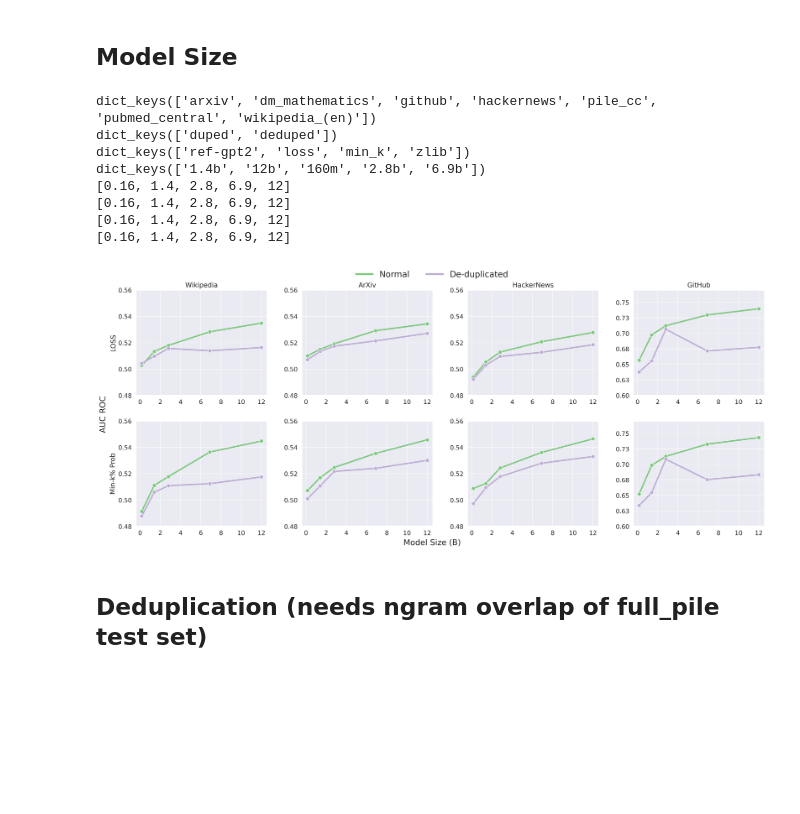
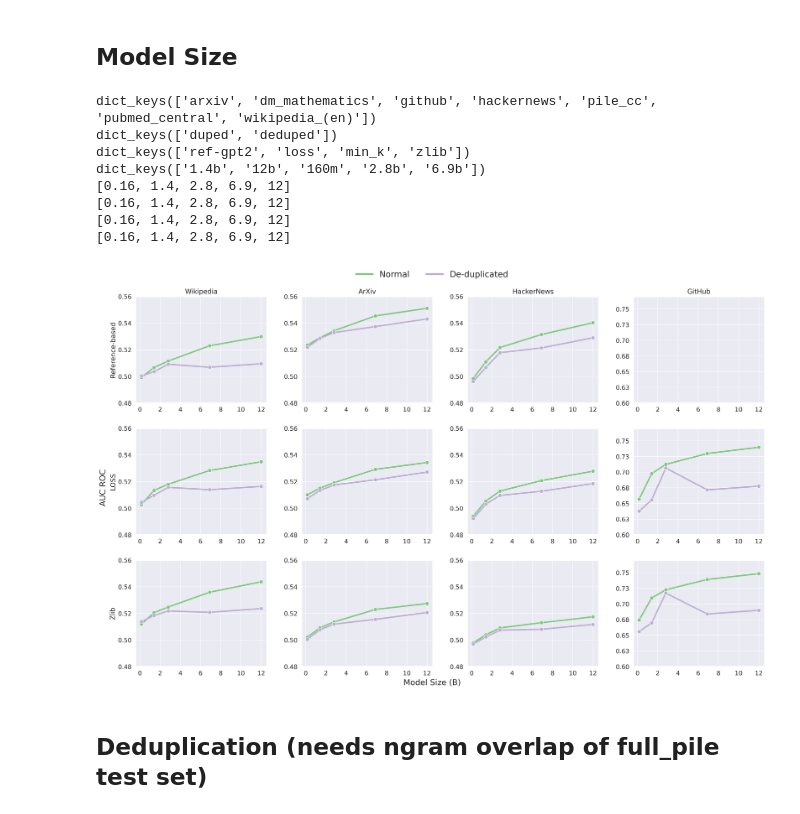
Before and after one commit to iamgroot42/mimir, a Jupyter notebook: local/figures_for_paper.ipynb, the cells around one changed output. Saved outputs shown, nothing was run; the diff lists cells and outputs as text; code cells hidden in the pictures; blank space fills up the shorter version.

Commit message:
Visualization changes

```diff
--- a/local/figures_for_paper.ipynb
+++ b/local/figures_for_paper.ipynb
@@ -110,24 +110,17 @@ print(organized_results['arxiv']['deduped']['loss'].keys())
 DOMAINS_OF_INTEREST = {
     'wikipedia_(en)': "Wikipedia",
     'arxiv': "ArXiv",
-#     'pubmed_central': 'PubMed Central',
     'hackernews': 'HackerNews',
     'github': "GitHub"
 }
 
-# May want to use full pile or pubmed central since that's where mink succeeds
-DOMAINS_TO_ATTACKS = {
-    'wikipedia_(en)': 'min_k', #'zlib',
-    'arxiv': 'min_k',#'ref-gpt2',
-#     'pubmed_central': 'min_k',
-    'hackernews': 'min_k',
-    'github': 'min_k',#'zlib'
-}
+# attacks_picked = ['loss', 'min_k']
+attacks_picked = ['ref-gpt2', 'loss', 'zlib']
+
 
 DOMAINS_TO_YLIM = {
     'wikipedia_(en)': (.48, .56),
     'arxiv': (.48, .56),
-#     'pubmed_central': (.48, .56),
     'hackernews': (.48, .56),
     'github': (.6, .77),
 }
@@ -136,11 +129,19 @@ sns.set(style="darkgrid")
 sns.set_context("paper", font_scale = 1.5, rc={'lines.markersize': 8, 'lines.linewidth': 3, 'axes.linewidth': 3})
 
 # Create a figure and axis
-fig, axs = plt.subplots(2, 4, figsize=(20,8),gridspec_kw={'wspace':0.1,'hspace':0.1},layout='constrained')
+fig, axs = plt.subplots(len(attacks_picked), len(DOMAINS_OF_INTEREST),
+                        figsize=(5 * len(DOMAINS_OF_INTEREST), 4 * len(attacks_picked)),
+                        gridspec_kw={'wspace':0.1,'hspace':0.1},
+                        layout='constrained')
+
+# Ensuring axs is always a 2D array
+if len(attacks_picked) == 1:
+    axs = np.expand_dims(axs, 0)
+if len(DOMAINS_OF_INTEREST) == 1:
+    axs = np.expand_dims(axs, 1)
 
 # Plot the data with Seaborn
 for i, domain in enumerate(DOMAINS_OF_INTEREST.keys()):
-    best_attack = DOMAINS_TO_ATTACKS[domain]
     model_sizes_sorted = sorted(MODEL_SIZES.items(), key=lambda x: x[1])
     model_names = [ms[0] for ms in model_sizes_sorted]
     model_sizes = [ms[1] for ms in model_sizes_sorted]
@@ -148,58 +149,47 @@ for i, domain in enumerate(DOMAINS_OF_INTEREST.keys()):
     y_loc = i
 
     for dupe_state, performance_per_attack in organized_results[domain].items():
-        # Plot line for loss
-        loss_performance = [performance_per_attack['loss'][ms] for ms in model_names]
-        sns.lineplot(ax=axs[0, y_loc], x=model_sizes, y=loss_performance, color=COLOR_MAPPING['De-duplicated' if dupe_state == 'deduped' else 'Normal'], marker='o')
-
-        # Plot line for best attack by domain
-        ba_performance = [performance_per_attack[best_attack][ms] for ms in model_names]
-        sns.lineplot(ax=axs[1, y_loc], x=model_sizes, y=ba_performance, color=COLOR_MAPPING['De-duplicated' if dupe_state == 'deduped' else 'Normal'], marker='o')
+        # Plot line for attack
+        for j, att_pick in enumerate(attacks_picked):
+            perf = [performance_per_attack[att_pick][ms] for ms in model_names]
+            sns.lineplot(ax=axs[j, y_loc], x=model_sizes, y=perf, color=COLOR_MAPPING['De-duplicated' if dupe_state == 'deduped' else 'Normal'], marker='o')
 
     axs[0, y_loc].set_title(DOMAINS_OF_INTEREST[domain])
-#     axs[0, y_loc].xaxis.set_major_formatter(FormatStrFormatter('%d'))
-#     axs[1, y_loc].xaxis.set_major_formatter(FormatStrFormatter('%d'))
-    axs[0, y_loc].yaxis.set_major_formatter(FormatStrFormatter('%.2f'))
-    axs[1, y_loc].yaxis.set_major_formatter(FormatStrFormatter('%.2f'))
-    axs[0, y_loc].xaxis.set_ticks(np.arange(0, 14, 2))
-    axs[1, y_loc].xaxis.set_ticks(np.arange(0, 14, 2))
-    axs[0, y_loc].set_ylim(DOMAINS_TO_YLIM[domain])
-    axs[1, y_loc].set_ylim(DOMAINS_TO_YLIM[domain])
-    if y_loc == 0:
-        axs[0, y_loc].set_ylabel(ATTACK_MAP['loss'])
-        axs[1, y_loc].set_ylabel(ATTACK_MAP[best_attack])
+    for j, att_pick in enumerate(attacks_picked):
+        axs[j, y_loc].yaxis.set_major_formatter(FormatStrFormatter('%.2f'))
+        axs[j, y_loc].xaxis.set_ticks(np.arange(0, 14, 2))
+        axs[j, y_loc].set_ylim(DOMAINS_TO_YLIM[domain])
+        if y_loc == 0 and len(attacks_picked) > 1:
+            axs[j, y_loc].set_ylabel(ATTACK_MAP[att_pick])
 
 x_ax = fig.supxlabel('Model Size (B)')
 y_ax = fig.supylabel('AUC ROC')
 
 
-# # lines, labels = axs[0, 2].get_legend_handles_labels()
-
-# print(labels)
-# lgd = fig.legend(lines, labels, loc='upper right')
 legend_lines, legend_names = [], []
 for k, v in COLOR_MAPPING.items():
     legend_lines.append(Line2D([0], [0], color=v, lw=4))
     legend_names.append(k)
 
 # Legend plot
 plt.figlegend(legend_lines, legend_names,
-              loc='upper center', bbox_to_anchor=(0.5, 1.05),
+              # loc='upper center', bbox_to_anchor=(0.5, 1.1), # For single-row
+              loc='upper center', bbox_to_anchor=(0.5, 1.05), # For 4 rows
               borderaxespad=0, ncol=2, fontsize=18,
               facecolor='white', frameon=False)
 
 # Save the figure
-fig.savefig(f'model_size.png', bbox_inches='tight')
+fig.savefig(f'model_size_others.pdf', bbox_inches='tight')
 # %% [output]
 dict_keys(['arxiv', 'dm_mathematics', 'github', 'hackernews', 'pile_cc', 'pubmed_central', 'wikipedia_(en)'])
 dict_keys(['duped', 'deduped'])
 dict_keys(['ref-gpt2', 'loss', 'min_k', 'zlib'])
 dict_keys(['1.4b', '12b', '160m', '2.8b', '6.9b'])
 [0.16, 1.4, 2.8, 6.9, 12]
 [0.16, 1.4, 2.8, 6.9, 12]
 [0.16, 1.4, 2.8, 6.9, 12]
 [0.16, 1.4, 2.8, 6.9, 12]
-[figure, old version]
+[figure, new version]
 # %% [markdown]
 ## Deduplication (needs ngram overlap of full_pile test set)
 # %%
```
Also changed, not shown: parts of 1 cell of this notebook, 1 other file.
